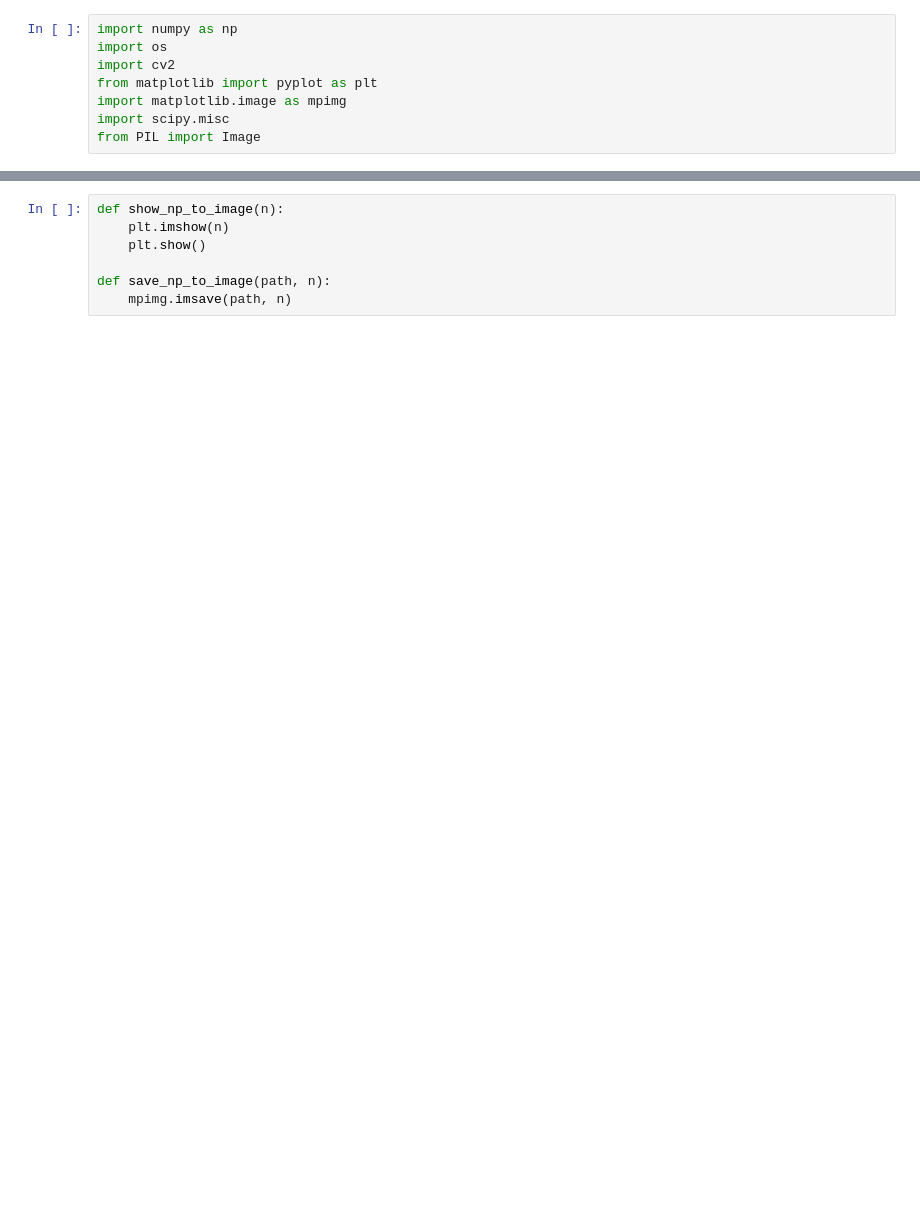
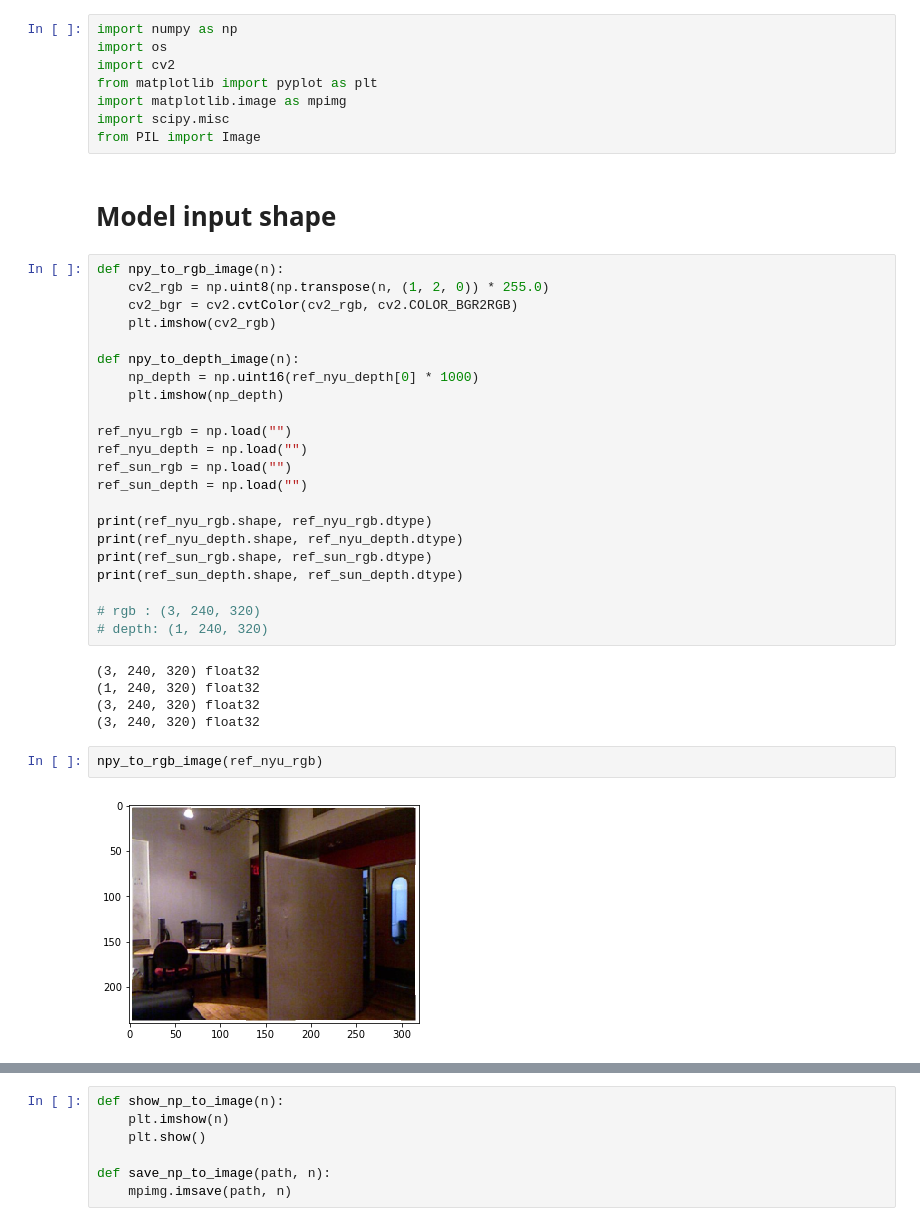
Before and after one commit to hi-space/ai-monitoring-tools, a Jupyter notebook: Preprocess.ipynb, the cells around one changed output, grey strips where cells are left out. Cells and saved outputs as stored; diff of their text form; blank space fills up the shorter version.

```diff
--- a/Preprocess.ipynb
+++ b/Preprocess.ipynb
@@ -6,3 +6,36 @@ from matplotlib import pyplot as plt
 import matplotlib.image as mpimg
 import scipy.misc
 from PIL import Image
+# %% [markdown]
+# Model input shape
+# %%
+def npy_to_rgb_image(n):
+    cv2_rgb = np.uint8(np.transpose(n, (1, 2, 0)) * 255.0)
+    cv2_bgr = cv2.cvtColor(cv2_rgb, cv2.COLOR_BGR2RGB)
+    plt.imshow(cv2_rgb)
+
+def npy_to_depth_image(n):
+    np_depth = np.uint16(ref_nyu_depth[0] * 1000)
+    plt.imshow(np_depth)
+
+ref_nyu_rgb = np.load("")
+ref_nyu_depth = np.load("")
+ref_sun_rgb = np.load("")
+ref_sun_depth = np.load("")
+
+print(ref_nyu_rgb.shape, ref_nyu_rgb.dtype)
+print(ref_nyu_depth.shape, ref_nyu_depth.dtype)
+print(ref_sun_rgb.shape, ref_sun_rgb.dtype)
+print(ref_sun_depth.shape, ref_sun_depth.dtype)
+
+# rgb : (3, 240, 320)
+# depth: (1, 240, 320)
+# %% [output]
+(3, 240, 320) float32
+(1, 240, 320) float32
+(3, 240, 320) float32
+(3, 240, 320) float32
+# %%
+npy_to_rgb_image(ref_nyu_rgb)
+# %% [output]
+[figure, added]
```
Also changed, not shown: parts of 21 cells of this notebook.
